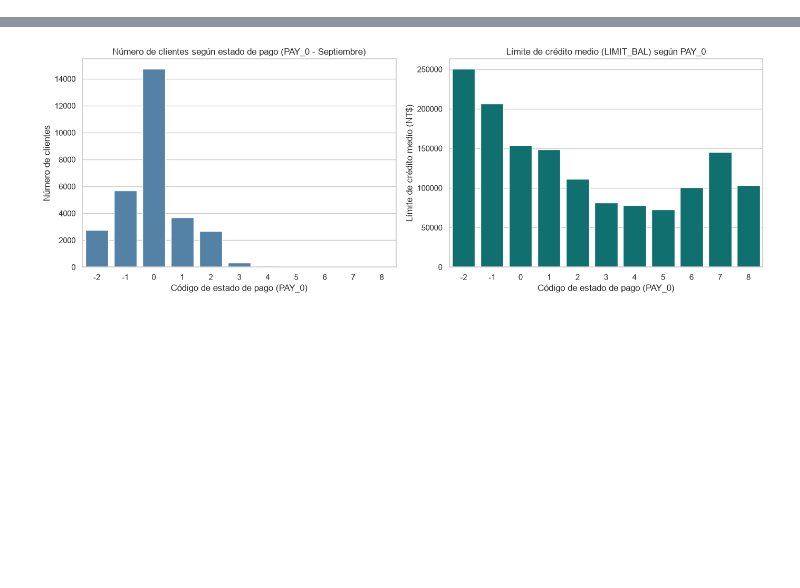
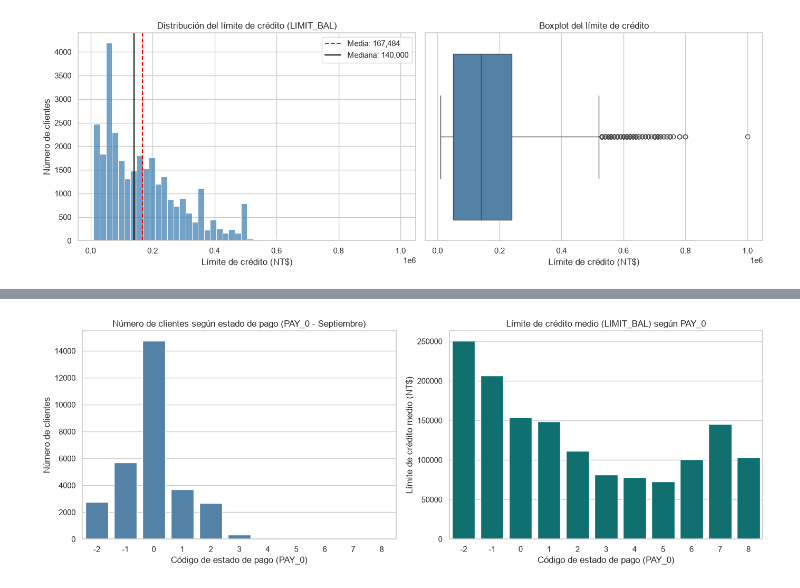
Before and after one commit to Bootcamp-DA-P3/DA-Projecto-7-Regression-Franco-Olena, a Jupyter notebook: notebooks/proyecto_regresion.ipynb, the cells around one changed output, grey strips where cells are left out. Drawn from its saved outputs; the diff is of its cells as text; code cells hidden in the pictures; blank space fills up the shorter version.

```diff
--- a/notebooks/01b_eda_historial.ipynb
+++ b/notebooks/proyecto_regresion.ipynb
@@ -43,0 +145,22 @@ Filas duplicadas: 0
+# %%
+limite = df["LIMIT_BAL"]
+
+# Resumen numérico del límite de crédito
+print(limite.describe().round(0))
+print(f"\nAsimetría (skew): {limite.skew():.2f}")
+print(f"Valores distintos: {limite.nunique()}")
+
+# Límites más frecuentes: el banco asigna límites por escalones
+print("\nLos 10 límites más frecuentes:")
+print(limite.value_counts().head(10))
+
+# Comprobamos qué valores no son múltiplos de 10.000
+limite_no_multiplo = limite[limite % 10_000 != 0]
+print(f"\nFilas con límite no múltiplo de 10.000: {len(limite_no_multiplo)}")
+print(limite_no_multiplo.value_counts())
+
+# Valores extremos según la regla del rango intercuartílico (IQR)
+q1_limite, q3_limite = limite.quantile([0.25, 0.75])
+umbral_limite = q3_limite + 1.5 * (q3_limite - q1_limite)
+print(f"\nUmbral superior IQR: {umbral_limite:,.0f} NT$")
+print(f"Clientes por encima del umbral: {(limite > umbral_limite).sum()}")
@@ -43,0 +185,20 @@ Filas duplicadas: 0
+# %%
+# Gráfico: distribución del límite (histograma) y valores extremos (boxplot)
+fig, axes = plt.subplots(1, 2, figsize=(14, 5))
+
+sns.histplot(limite, bins=50, ax=axes[0], color="steelblue")
+axes[0].axvline(limite.mean(), color="red", linestyle="--", label=f"Media: {limite.mean():,.0f}")
+axes[0].axvline(limite.median(), color="black", label=f"Mediana: {limite.median():,.0f}")
+axes[0].set_title("Distribución del límite de crédito (LIMIT_BAL)")
+axes[0].set_xlabel("Límite de crédito (NT$)")
+axes[0].set_ylabel("Número de clientes")
+axes[0].legend()
+
+sns.boxplot(x=limite, ax=axes[1], color="steelblue")
+axes[1].set_title("Boxplot del límite de crédito")
+axes[1].set_xlabel("Límite de crédito (NT$)")
+
+plt.tight_layout()
+plt.show()
+# %% [output]
+[figure, added]
```
Also changed, not shown: parts of 29 cells of this notebook, 3 other files.
